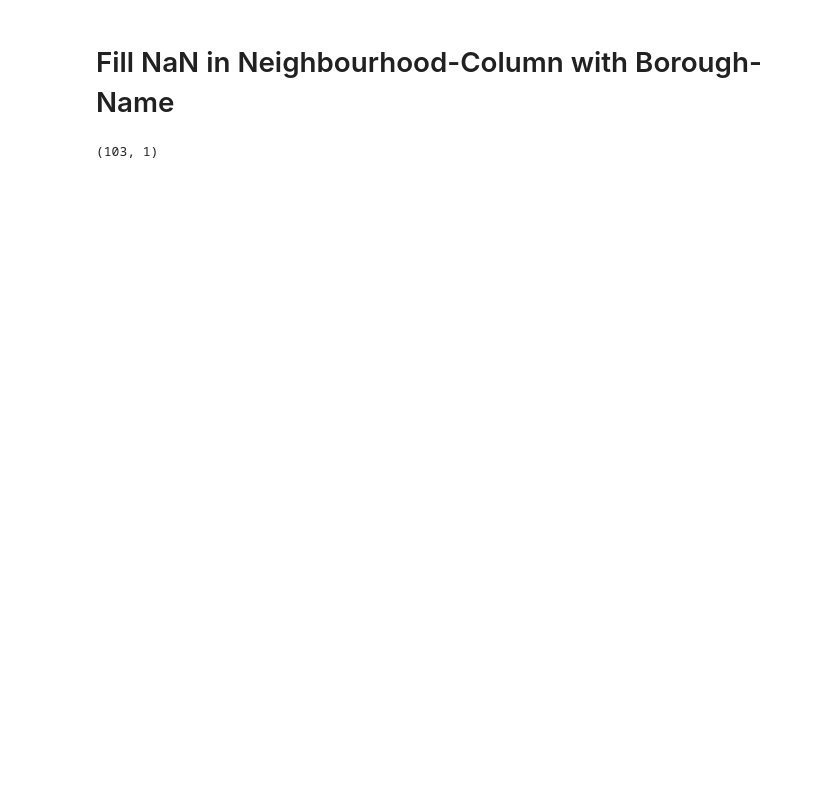
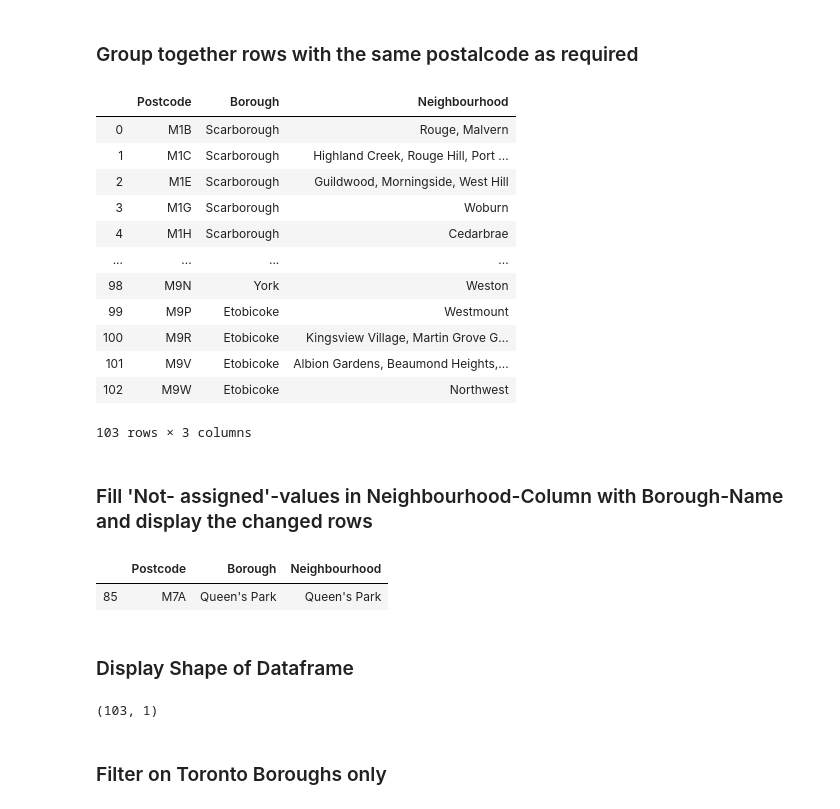
Before and after one commit to BardiyaB/Coursera_Capstone, a Jupyter notebook: capstone_project-week3.ipynb, the cells around one changed output. Cells and saved outputs as stored; diff of their text form; code cells hidden in the pictures; blank space fills up the shorter version.

```diff
--- a/capstone_project-week3.ipynb
+++ b/capstone_project-week3.ipynb
@@ -29,8 +39,37 @@ df=df[df['Borough']!='Not assigned'].dropna()
+# %% [markdown]
+### Group together rows with the same postalcode as required
 # %%
-df=df.groupby(['Postcode', 'Borough']).agg(lambda col: ', '.join(col))#.agg(list)
+df=df.groupby(['Postcode', 'Borough']).agg(lambda col: ', '.join(col)).reset_index()
+# %%
+df
+# %% [output]
+|  | Postcode | Borough | Neighbourhood |
+| 0 | M1B | Scarborough | Rouge, Malvern |
+| 1 | M1C | Scarborough | Highland Creek, Rouge Hill, Port ... |
+| 2 | M1E | Scarborough | Guildwood, Morningside, West Hill |
+| 3 | M1G | Scarborough | Woburn |
+| 4 | M1H | Scarborough | Cedarbrae |
+| ... | ... | ... | ... |
+| 98 | M9N | York | Weston |
+| 99 | M9P | Etobicoke | Westmount |
+| 100 | M9R | Etobicoke | Kingsview Village, Martin Grove G... |
+| 101 | M9V | Etobicoke | Albion Gardens, Beaumond Heights,... |
+| 102 | M9W | Etobicoke | Northwest |
+103 rows × 3 columns
 # %% [markdown]
-# Fill NaN in Neighbourhood-Column with Borough-Name
+### Fill 'Not- assigned'-values in Neighbourhood-Column with Borough-Name and display the changed rows
+# %%
+na_idx=df[df.Neighbourhood.str.contains('Not assigned')].index
+df.loc[na_idx,'Neighbourhood']=df.loc[na_idx,'Borough']
+df.iloc[na_idx]
+# %% [output]
+|  | Postcode | Borough | Neighbourhood |
+| 85 | M7A | Queen's Park | Queen's Park |
+# %% [markdown]
+### Display Shape of Dataframe
 # %%
 df.shape
 # %% [output]
 (103, 1)
+# %% [markdown]
+### Filter on Toronto Boroughs only
```
Also changed, not shown: parts of 13 cells of this notebook, 1 other file.
